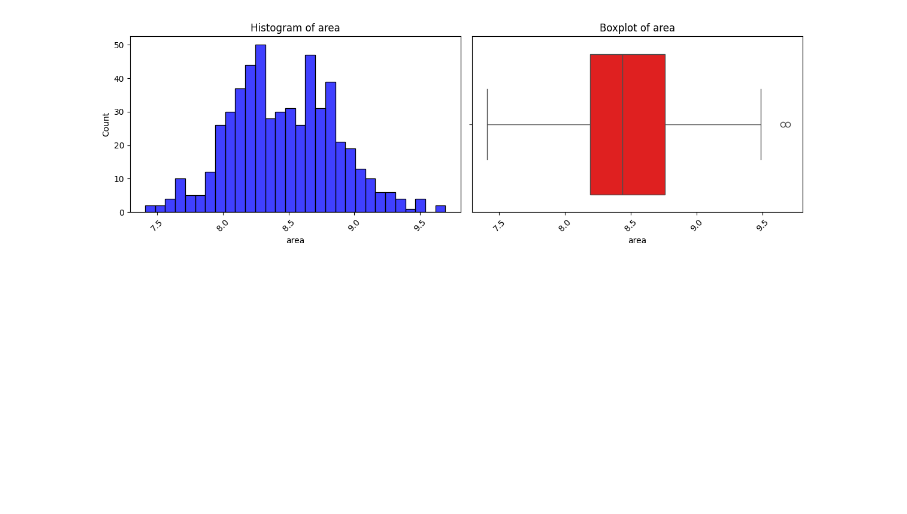
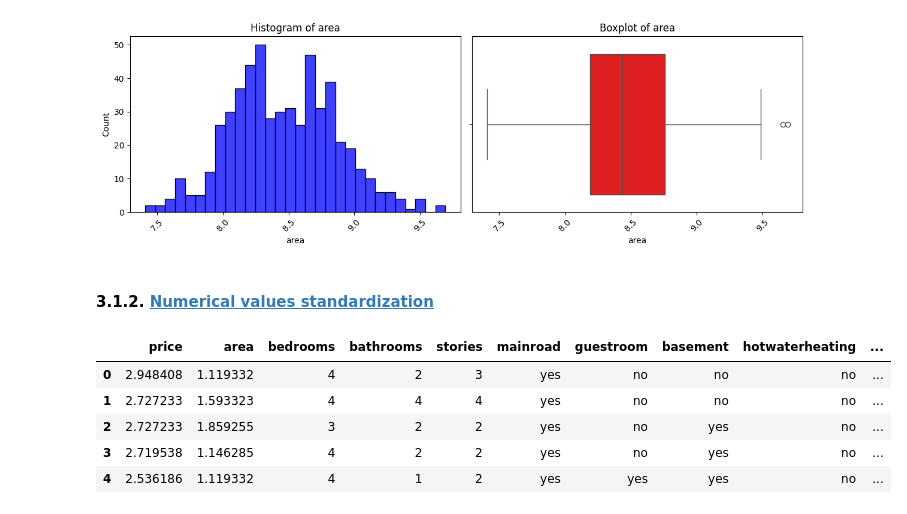
Before and after one commit to radekrzepka/house-price-prediction, a Jupyter notebook: main.ipynb, the cells around one changed output. Drawn from its saved outputs; the diff is of its cells as text; code cells hidden in the pictures; blank space fills up the shorter version.

```diff
--- a/main.ipynb
+++ b/main.ipynb
@@ -249,7 +253,7 @@ def transform_skewed_columns(
 ) -> pd.DataFrame:
     for col in numerical_columns:
         skewness = dataset[col].skew()
-        if abs(skewness) > 1:
+        if skewness > 1:
             dataset[col] = np.log1p(dataset[col])
     return dataset
 
@@ -261,3 +265,17 @@ plot_numerical_columns(dataset, numerical_columns)
 [figure]
 0.13374740415416703
 [figure]
+# %% [markdown]
+#### 3.1.2. <a id='toc3_1_2_'></a>[Numerical values standardization](#toc0_)
+# %%
+scaler = StandardScaler()
+dataset[numerical_columns] = scaler.fit_transform(dataset[numerical_columns])
+
+dataset.head()
+# %% [output]
+|  | price | area | bedrooms | bathrooms | stories | mainroad | guestroom | basement | hotwaterheating | ... |
+| 0 | 2.948408 | 1.119332 | 4 | 2 | 3 | yes | no | no | no | ... |
+| 1 | 2.727233 | 1.593323 | 4 | 4 | 4 | yes | no | no | no | ... |
+| 2 | 2.727233 | 1.859255 | 3 | 2 | 2 | yes | no | yes | no | ... |
+| 3 | 2.719538 | 1.146285 | 4 | 2 | 2 | yes | no | yes | no | ... |
+| 4 | 2.536186 | 1.119332 | 4 | 1 | 2 | yes | yes | yes | no | ... |
```
Also changed, not shown: parts of 9 cells of this notebook.
